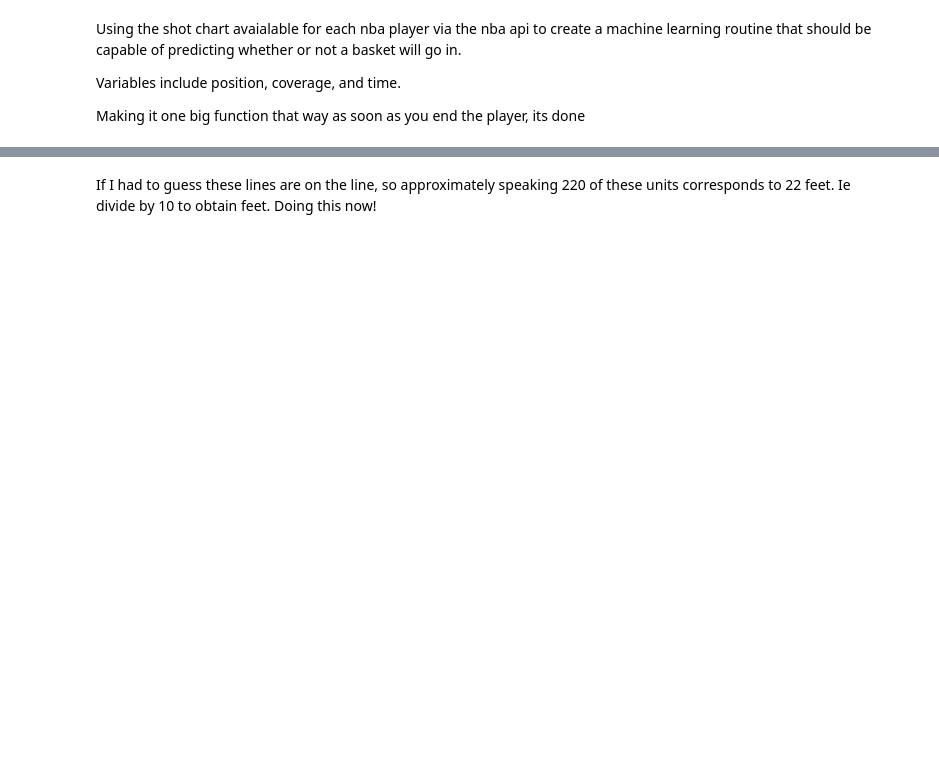
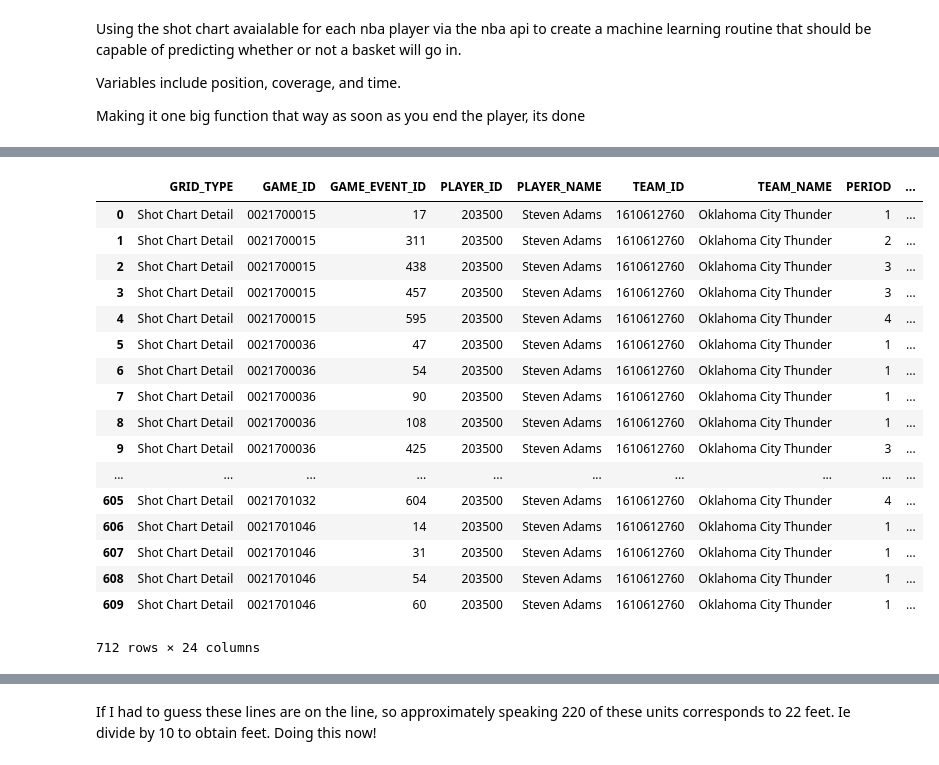
Before and after one commit to nkasmanoff/MLstuff, a Jupyter notebook: Phys476/project/Shot chart shots-v2.ipynb, the cells around one changed output, grey strips where cells are left out. Cells and saved outputs as stored; diff of their text form; code cells hidden in the pictures; blank space fills up the shorter version.

```diff
--- a/Phys476/project/Shot chart shots-v2.ipynb
+++ b/Phys476/project/Shot chart shots-v2.ipynb
@@ -39,3 +59,29 @@ len(PIDs)
+# %%
+stevenadams = 203500
+# %%
+chart = shotchart.ShotChart(stevenadams)
+chartdf = chart.shot_chart()
+# %%
+chartdf
+# %% [output]
+|  | GRID_TYPE | GAME_ID | GAME_EVENT_ID | PLAYER_ID | PLAYER_NAME | TEAM_ID | TEAM_NAME | PERIOD | ... |
+| 0 | Shot Chart Detail | 0021700015 | 17 | 203500 | Steven Adams | 1610612760 | Oklahoma City Thunder | 1 | ... |
+| 1 | Shot Chart Detail | 0021700015 | 311 | 203500 | Steven Adams | 1610612760 | Oklahoma City Thunder | 2 | ... |
+| 2 | Shot Chart Detail | 0021700015 | 438 | 203500 | Steven Adams | 1610612760 | Oklahoma City Thunder | 3 | ... |
+| 3 | Shot Chart Detail | 0021700015 | 457 | 203500 | Steven Adams | 1610612760 | Oklahoma City Thunder | 3 | ... |
+| 4 | Shot Chart Detail | 0021700015 | 595 | 203500 | Steven Adams | 1610612760 | Oklahoma City Thunder | 4 | ... |
+| 5 | Shot Chart Detail | 0021700036 | 47 | 203500 | Steven Adams | 1610612760 | Oklahoma City Thunder | 1 | ... |
+| 6 | Shot Chart Detail | 0021700036 | 54 | 203500 | Steven Adams | 1610612760 | Oklahoma City Thunder | 1 | ... |
+| 7 | Shot Chart Detail | 0021700036 | 90 | 203500 | Steven Adams | 1610612760 | Oklahoma City Thunder | 1 | ... |
+| 8 | Shot Chart Detail | 0021700036 | 108 | 203500 | Steven Adams | 1610612760 | Oklahoma City Thunder | 1 | ... |
+| 9 | Shot Chart Detail | 0021700036 | 425 | 203500 | Steven Adams | 1610612760 | Oklahoma City Thunder | 3 | ... |
+| ... | ... | ... | ... | ... | ... | ... | ... | ... | ... |
+| 605 | Shot Chart Detail | 0021701032 | 604 | 203500 | Steven Adams | 1610612760 | Oklahoma City Thunder | 4 | ... |
+| 606 | Shot Chart Detail | 0021701046 | 14 | 203500 | Steven Adams | 1610612760 | Oklahoma City Thunder | 1 | ... |
+| 607 | Shot Chart Detail | 0021701046 | 31 | 203500 | Steven Adams | 1610612760 | Oklahoma City Thunder | 1 | ... |
+| 608 | Shot Chart Detail | 0021701046 | 54 | 203500 | Steven Adams | 1610612760 | Oklahoma City Thunder | 1 | ... |
+| 609 | Shot Chart Detail | 0021701046 | 60 | 203500 | Steven Adams | 1610612760 | Oklahoma City Thunder | 1 | ... |
+712 rows × 24 columns
 # %%
 for PID in PIDs:
     print(PID)
```
Also changed, not shown: parts of 11 cells of this notebook, 3 other files.
